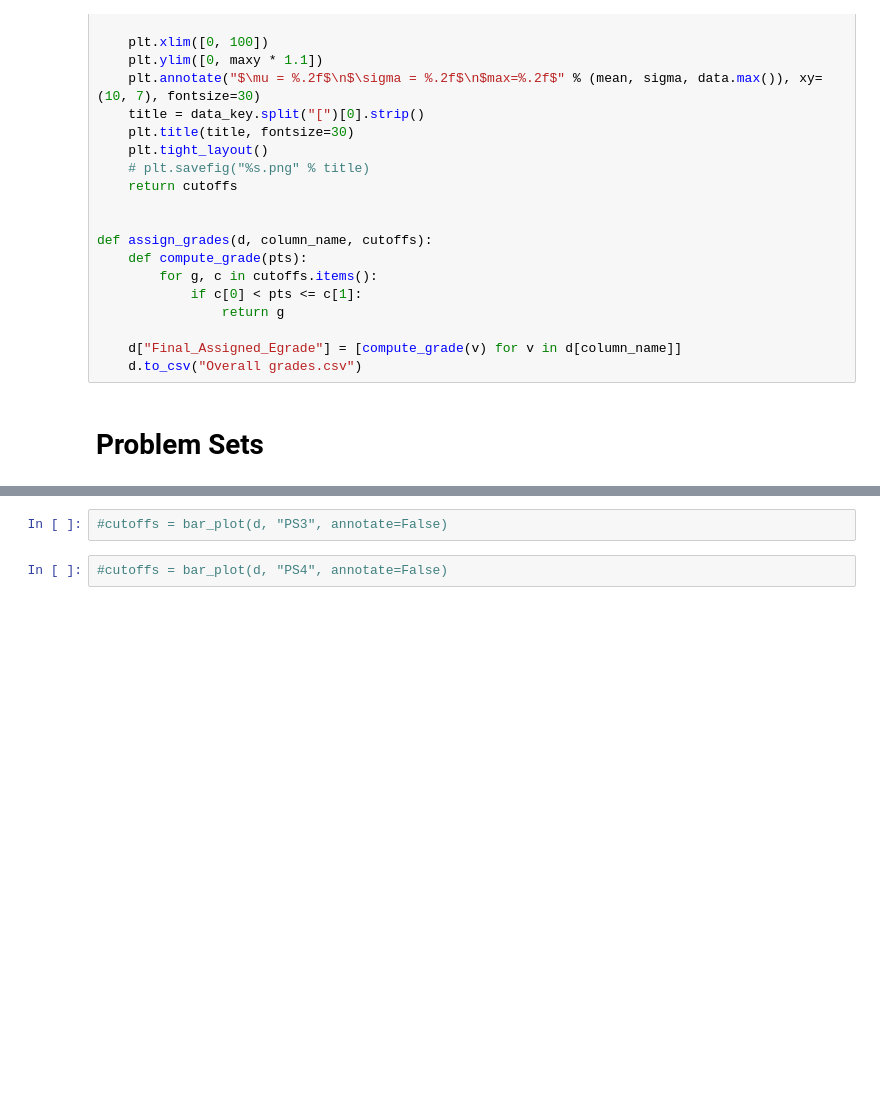
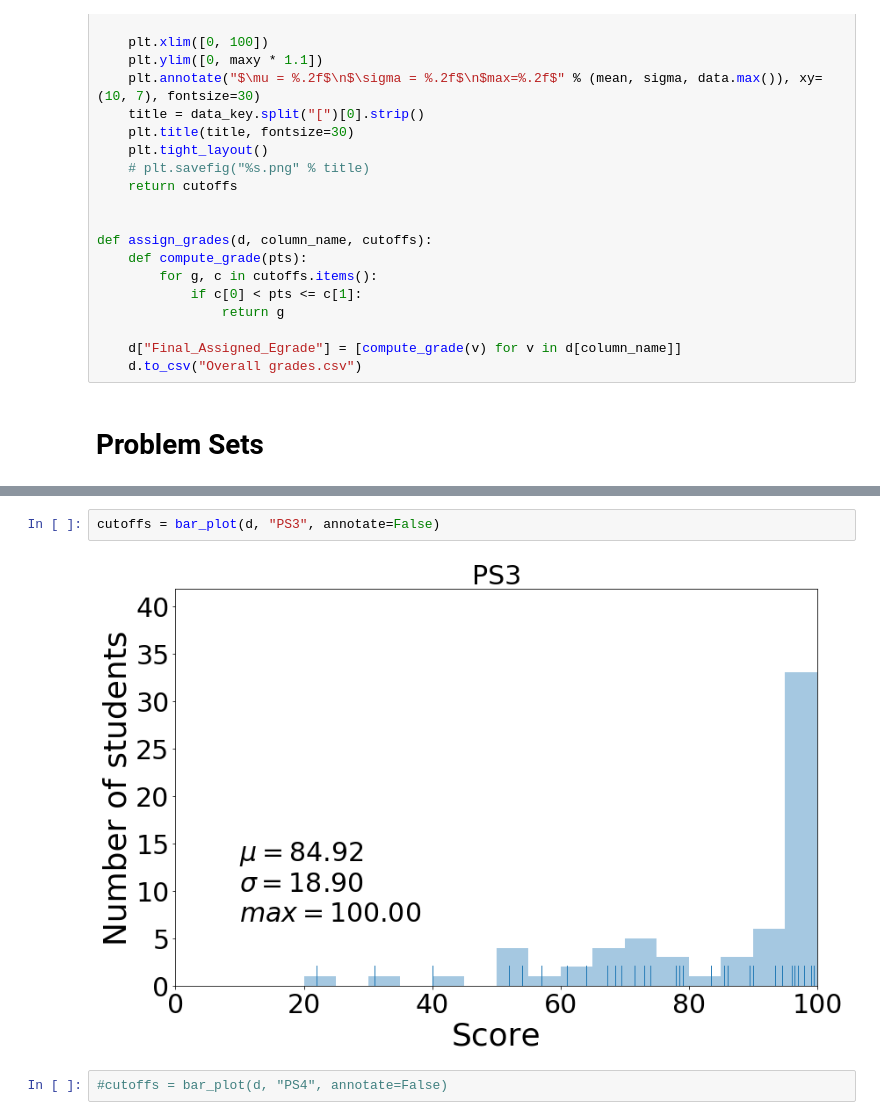
Before and after one commit to materialsvirtuallab/nano106, a Jupyter notebook: grades/NANO106_Grades_Spring2018.ipynb, the cells around one changed output, grey strips where cells are left out. Cells and saved outputs as stored; diff of their text form; blank space fills up the shorter version.

```diff
--- a/grades/NANO106_Grades_Spring2018.ipynb
+++ b/grades/NANO106_Grades_Spring2018.ipynb
@@ -154,5 +158,7 @@ cutoffs = bar_plot(d, "PS1", annotate=False)
 # %%
-#cutoffs = bar_plot(d, "PS3", annotate=False)
+cutoffs = bar_plot(d, "PS3", annotate=False)
+# %% [output]
+[figure, added]
 # %%
 #cutoffs = bar_plot(d, "PS4", annotate=False)
 # %% [markdown]
```
Also changed, not shown: parts of 6 cells of this notebook.
